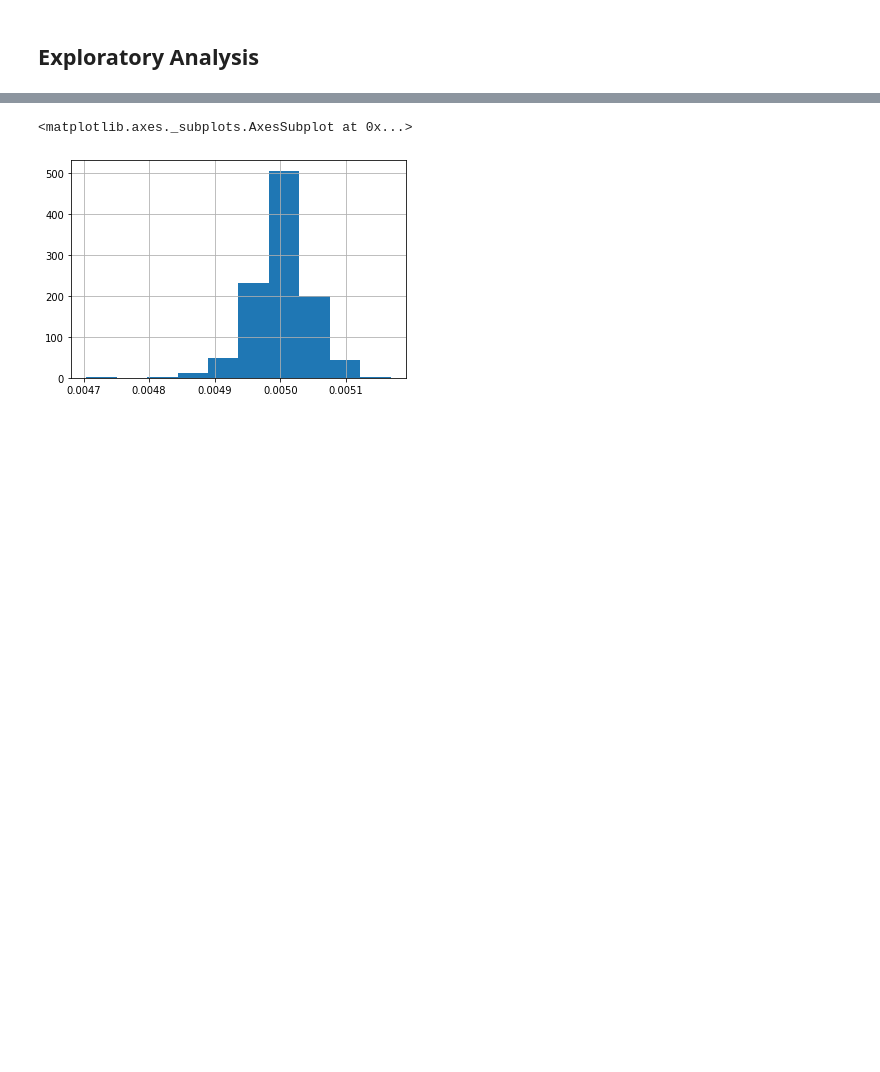
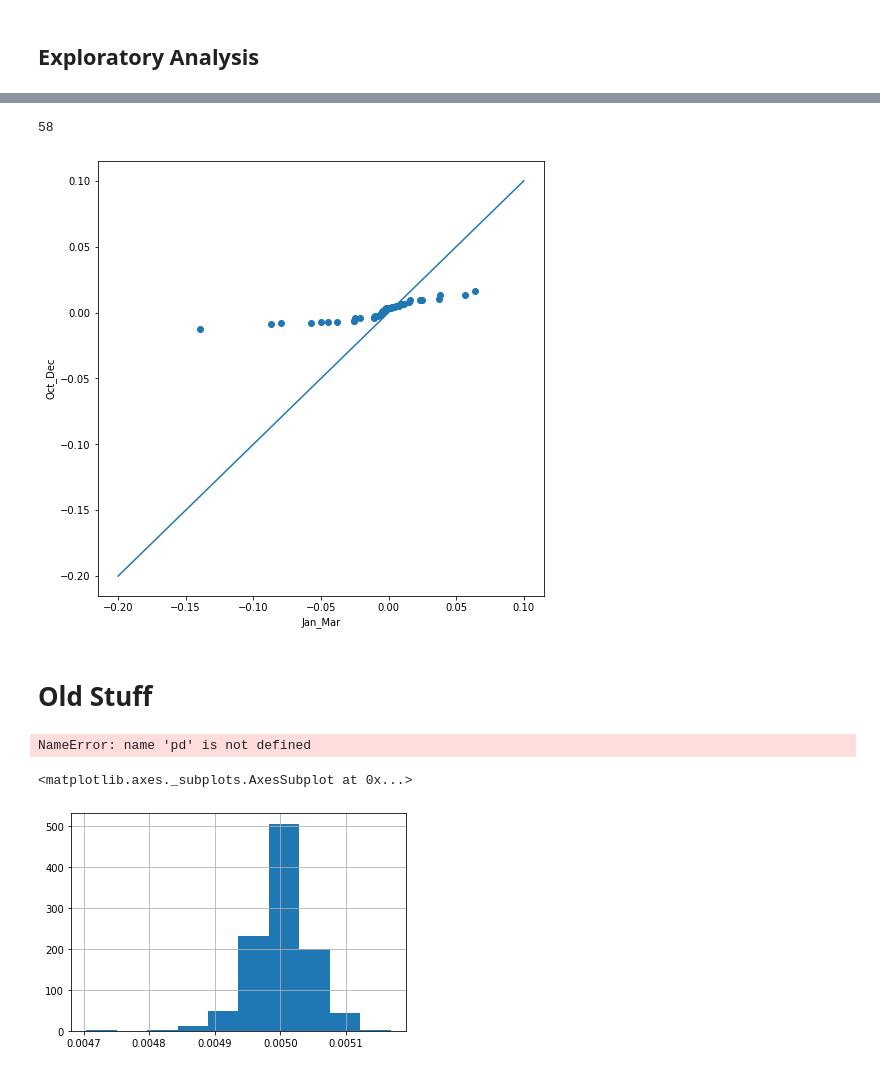
Before and after one commit to atropy/OptionPricing, a Jupyter notebook: QQ Exploratory Analysis.ipynb, the cells around one changed output, grey strips where cells are left out. Cells and saved outputs as stored; diff of their text form; code cells hidden in the pictures; blank space fills up the shorter version.

Commit message:
combined_sets

```diff
--- a/QQ Exploratory Analysis.ipynb
+++ b/QQ Exploratory Analysis.ipynb
@@ -9,0 +12,5 @@ import scipy.stats as stats
+# %%
+nfty = pd.read_csv('/home/docboy/Desktop/Option_Pricing/datasets/INDEXVALUE_NIFTY50_2019_2020_combined_raw.csv')
+# bnfty = pd.read_csv('/home/docboy/Desktop/5th Year/Option Pricing Work/Work/INDEXVALUE_BANKNIFTY_2015_2018_combined_raw.csv')
+# %%
+nfty['Date'] = pd.to_datetime(nfty['Date'])
@@ -10,6 +35,40 @@ import scipy.stats as stats
+# %%
+df = nfty
+k = df[(df.Date > '2019-10-01') & (df.Date < '2019-12-31')]
+k_ret = np.log(k.loc[:, "Close"]/k.loc[:, "Close"].shift(1))
+k_ret = k_ret.dropna()
+# %%
+df1 = nfty
+j = df1[(df1.Date > '2020-01-01') & (df1.Date < '2020-03-31')]
+j_ret = np.log(j.loc[:, "Close"]/j.loc[:, "Close"].shift(1))
+j_ret = j_ret.dropna()
+# %%
+# len(j_ret[:-2])
+len(k_ret)
+# %% [output]
+58
+# %%
+# Quantile-quantile plot
+plt.rcParams['figure.figsize'] = [8, 8]
+x = np.linspace(-0.2,.1,100)
+y = x
+plt.figure()
+plt.scatter(np.sort(j_ret[3:]), np.sort(k_ret))
+plt.xlabel('Jan_Mar')
+plt.ylabel('Oct_Dec')
+plt.plot(x,y)
+plt.show()
+
+plt.close()
+# %% [output]
+[figure, added]
+# %% [markdown]
+# Old Stuff
 # %%
-nfty = pd.read_csv('/home/docboy/Desktop/5th Year/Option Pricing Work/Work/INDEXVALUE_NIFTY50_2015_2018_combined_raw.csv')
+nfty = pd.read_csv('/home/docboy/Desktop/Option_Pricing/datasets/INDEXVALUE_NIFTY50_2015_2018_combined_raw.csv')
 bnfty = pd.read_csv('/home/docboy/Desktop/5th Year/Option Pricing Work/Work/INDEXVALUE_BANKNIFTY_2015_2018_combined_raw.csv')
+# %% [output]
+NameError: name 'pd' is not defined
 # %%
 # Analysis on NIFTY Close Price
 k = np.log(nfty.loc[:, 'Close']/nfty.loc[:, 'Close'].shift(1) )
```
Also changed, not shown: parts of 2 cells of this notebook, 45 other files.
